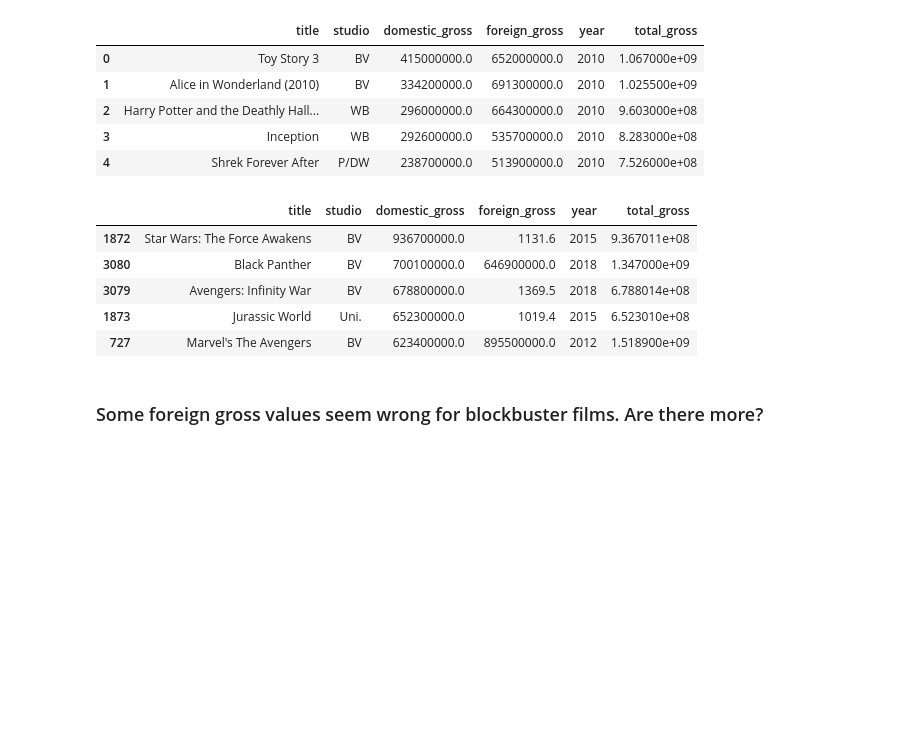
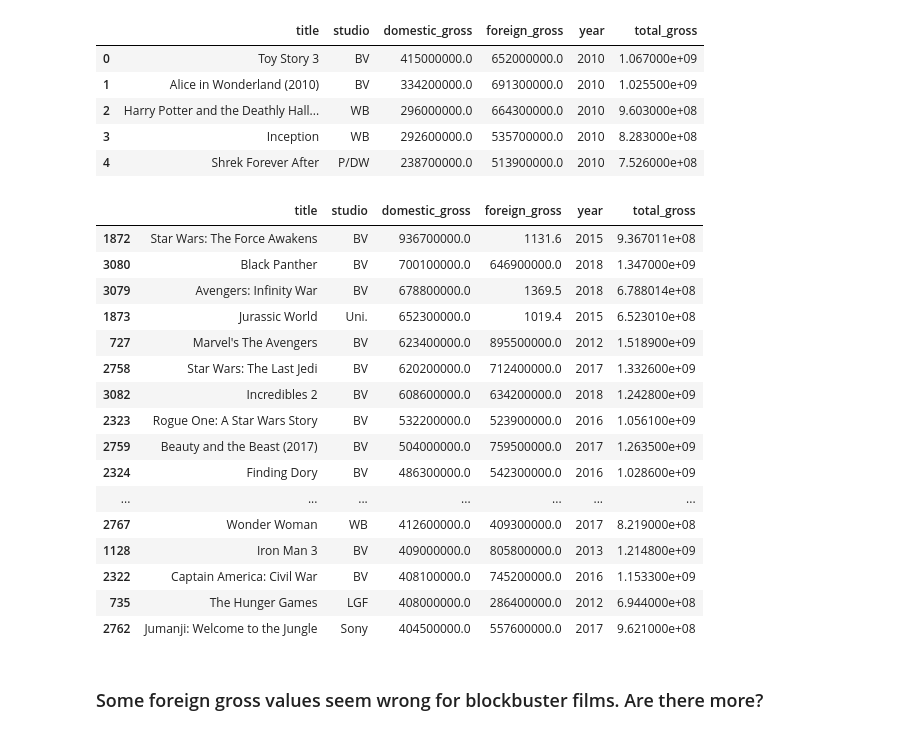
Before and after one commit to alpacanonymous/project1, a Jupyter notebook: final_notebook.ipynb, the cells around one changed output. Saved outputs shown, nothing was run; the diff lists cells and outputs as text; code cells hidden in the pictures; blank space fills up the shorter version.

```diff
--- a/final_notebook.ipynb
+++ b/final_notebook.ipynb
@@ -772,15 +776,26 @@ df_gross.head()
 # %%
 #sorting on domestic gross
 f = df_gross.sort_values(by='domestic_gross', ascending=False)
 
-f.head()
+f.head(20)
 # %% [output]
 |  | title | studio | domestic_gross | foreign_gross | year | total_gross |
 | 1872 | Star Wars: The Force Awakens | BV | 936700000.0 | 1131.6 | 2015 | 9.367011e+08 |
 | 3080 | Black Panther | BV | 700100000.0 | 646900000.0 | 2018 | 1.347000e+09 |
 | 3079 | Avengers: Infinity War | BV | 678800000.0 | 1369.5 | 2018 | 6.788014e+08 |
 | 1873 | Jurassic World | Uni. | 652300000.0 | 1019.4 | 2015 | 6.523010e+08 |
 | 727 | Marvel's The Avengers | BV | 623400000.0 | 895500000.0 | 2012 | 1.518900e+09 |
+| 2758 | Star Wars: The Last Jedi | BV | 620200000.0 | 712400000.0 | 2017 | 1.332600e+09 |
+| 3082 | Incredibles 2 | BV | 608600000.0 | 634200000.0 | 2018 | 1.242800e+09 |
+| 2323 | Rogue One: A Star Wars Story | BV | 532200000.0 | 523900000.0 | 2016 | 1.056100e+09 |
+| 2759 | Beauty and the Beast (2017) | BV | 504000000.0 | 759500000.0 | 2017 | 1.263500e+09 |
+| 2324 | Finding Dory | BV | 486300000.0 | 542300000.0 | 2016 | 1.028600e+09 |
+| ... | ... | ... | ... | ... | ... | ... |
+| 2767 | Wonder Woman | WB | 412600000.0 | 409300000.0 | 2017 | 8.219000e+08 |
+| 1128 | Iron Man 3 | BV | 409000000.0 | 805800000.0 | 2013 | 1.214800e+09 |
+| 2322 | Captain America: Civil War | BV | 408100000.0 | 745200000.0 | 2016 | 1.153300e+09 |
+| 735 | The Hunger Games | LGF | 408000000.0 | 286400000.0 | 2012 | 6.944000e+08 |
+| 2762 | Jumanji: Welcome to the Jungle | Sony | 404500000.0 | 557600000.0 | 2017 | 9.621000e+08 |
 # %% [markdown]
 ### Some foreign gross values seem wrong for blockbuster films. Are there more?
 # %%
```
Also changed, not shown: parts of 5 cells of this notebook.
